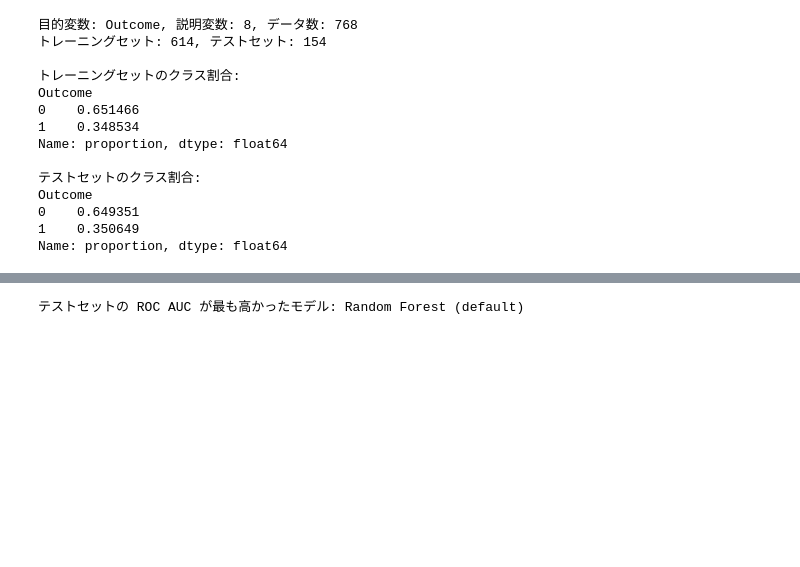
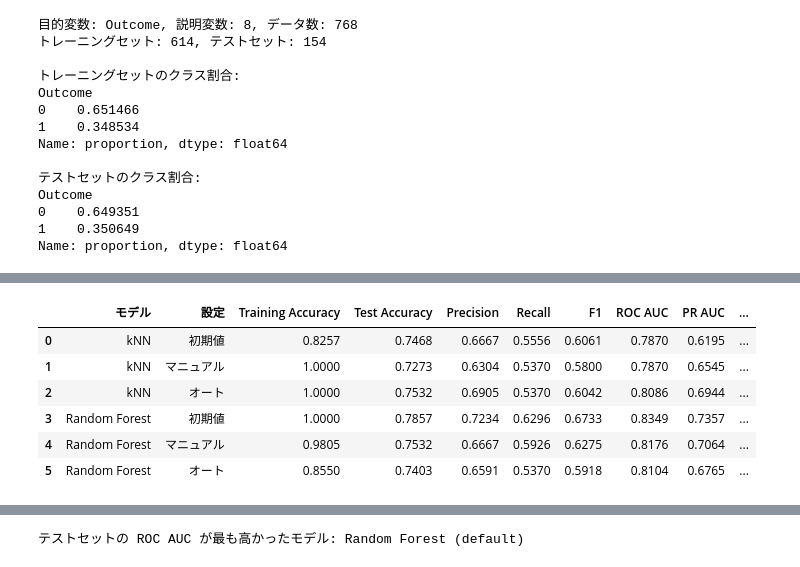
Before and after one commit to fukumoto-riku/python_seminar, a Jupyter notebook: 第5回/lesson_5/knn_random_forest_classification.ipynb, the cells around one changed output, grey strips where cells are left out. Saved outputs shown, nothing was run; the diff lists cells and outputs as text; code cells hidden in the pictures; blank space fills up the shorter version.

```diff
--- a/第5回/lesson_5/knn_random_forest_classification.ipynb
+++ b/第5回/lesson_5/knn_random_forest_classification.ipynb
@@ -478,2 +759,70 @@ comparison_df.sort_values(by='test_roc_auc', ascending=False)
+# %%
+# 指定した順番で、各モデルの評価指標を横方向に並べて比較する。
+metric_row_order = [
+    ('kNN', '初期値', 'kNN (default)'),
+    ('kNN', 'マニュアル', 'kNN (manual)'),
+    ('kNN', 'オート', 'kNN (auto tuned)'),
+    ('Random Forest', '初期値', 'Random Forest (default)'),
+    ('Random Forest', 'マニュアル', 'Random Forest (manual)'),
+    ('Random Forest', 'オート', 'Random Forest (auto tuned)'),
+]
+
+metric_columns_for_comparison = [
+    'train_accuracy',
+    'test_accuracy',
+    'test_precision',
+    'test_recall',
+    'test_f1',
+    'test_roc_auc',
+    'test_pr_auc',
+    'test_tn',
+    'test_fp',
+    'test_fn',
+    'test_tp',
+]
+
+metric_column_labels = {
+    'train_accuracy': 'Training Accuracy',
+    'test_accuracy': 'Test Accuracy',
+    'test_precision': 'Precision',
+    'test_recall': 'Recall',
+    'test_f1': 'F1',
+    'test_roc_auc': 'ROC AUC',
+    'test_pr_auc': 'PR AUC',
+    'test_tn': 'TN',
+    'test_fp': 'FP',
+    'test_fn': 'FN',
+    'test_tp': 'TP',
+}
+
+comparison_by_model = comparison_df.set_index('model')
+metric_comparison_rows = []
+
+for model_family, setting_type, model_name in metric_row_order:
+    row = comparison_by_model.loc[model_name]
+    metric_row = {
+        'モデル': model_family,
+        '設定': setting_type,
+    }
+    for column in metric_columns_for_comparison:
+        value = row[column]
+        if column.startswith('test_t') and column in ['test_tn', 'test_tp']:
+            metric_row[metric_column_labels[column]] = int(value)
+        elif column in ['test_fp', 'test_fn']:
+            metric_row[metric_column_labels[column]] = int(value)
+        else:
+            metric_row[metric_column_labels[column]] = round(value, 4)
+    metric_comparison_rows.append(metric_row)
+
+metric_comparison_df = pd.DataFrame(metric_comparison_rows)
+metric_comparison_df
+# %% [output]
+|  | モデル | 設定 | Training Accuracy | Test Accuracy | Precision | Recall | F1 | ROC AUC | PR AUC | ... |
+| 0 | kNN | 初期値 | 0.8257 | 0.7468 | 0.6667 | 0.5556 | 0.6061 | 0.7870 | 0.6195 | ... |
+| 1 | kNN | マニュアル | 1.0000 | 0.7273 | 0.6304 | 0.5370 | 0.5800 | 0.7870 | 0.6545 | ... |
+| 2 | kNN | オート | 1.0000 | 0.7532 | 0.6905 | 0.5370 | 0.6042 | 0.8086 | 0.6944 | ... |
+| 3 | Random Forest | 初期値 | 1.0000 | 0.7857 | 0.7234 | 0.6296 | 0.6733 | 0.8349 | 0.7357 | ... |
+| 4 | Random Forest | マニュアル | 0.9805 | 0.7532 | 0.6667 | 0.5926 | 0.6275 | 0.8176 | 0.7064 | ... |
+| 5 | Random Forest | オート | 0.8550 | 0.7403 | 0.6591 | 0.5370 | 0.5918 | 0.8104 | 0.6765 | ... |
 # %% [markdown]
 ## 結果の見方
```
Also changed, not shown: parts of 27 cells of this notebook.
